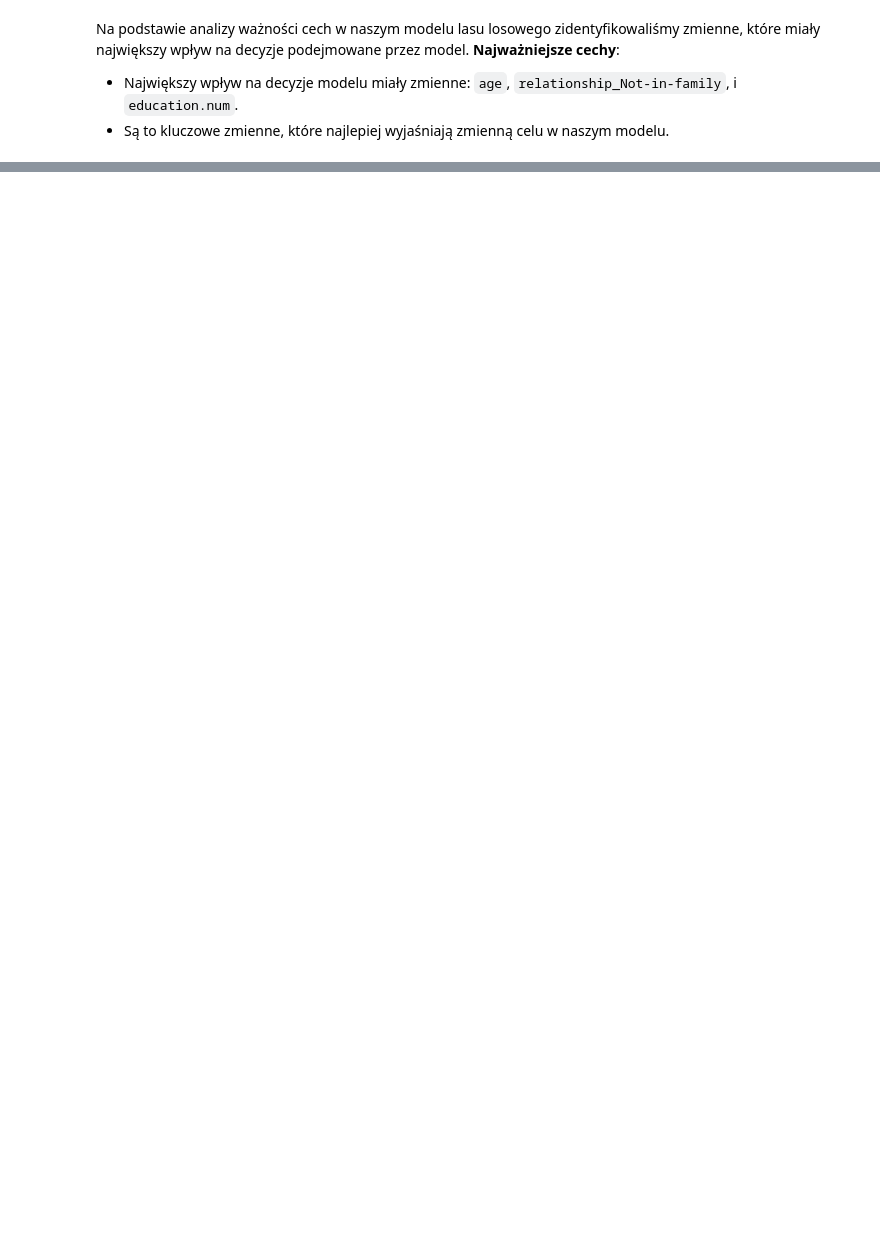
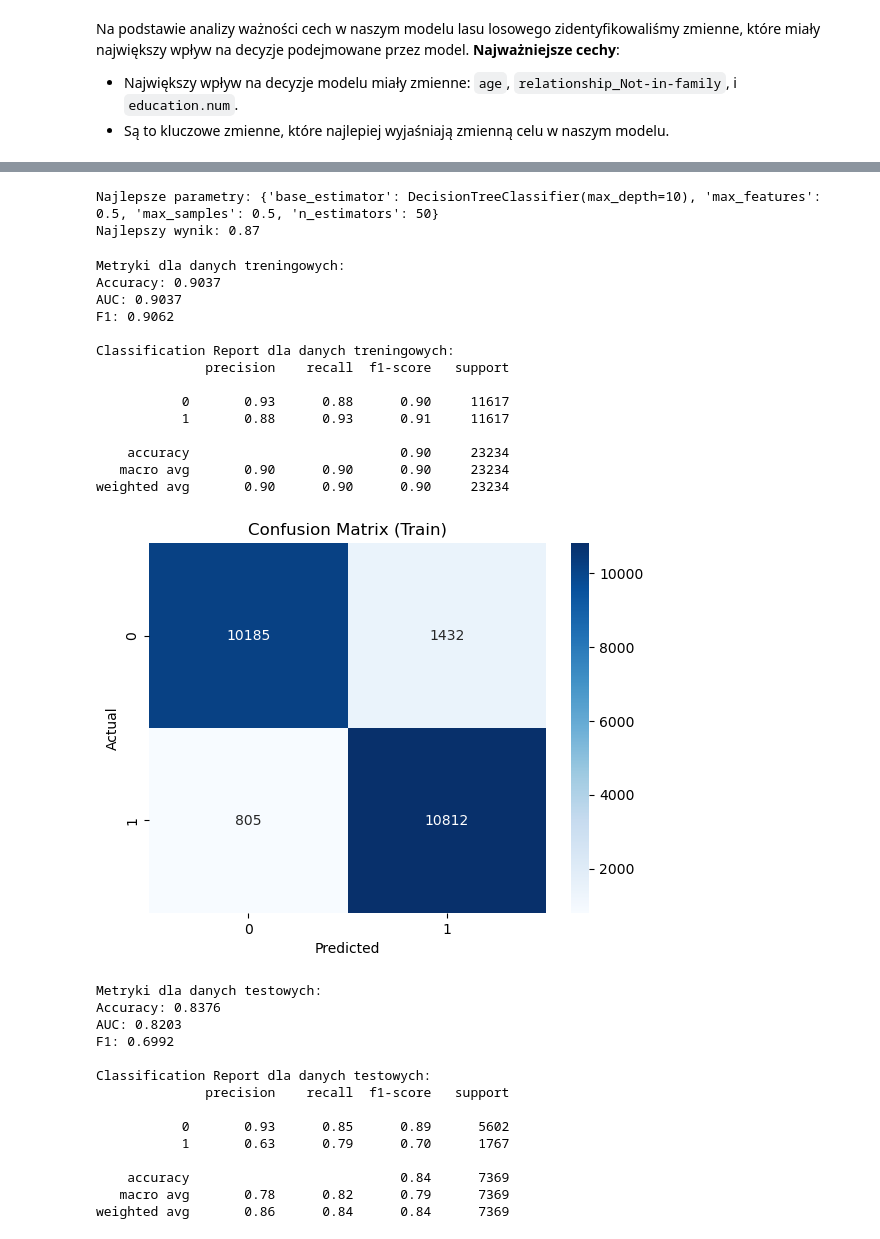
Before and after one commit to adrianzyla/annual_income_analysis, a Jupyter notebook: annual_income_analysis_ania.ipynb, the cells around one changed output, grey strips where cells are left out. Drawn from its saved outputs; the diff is of its cells as text; code cells hidden in the pictures; blank space fills up the shorter version.

```diff
--- a/annual_income_analysis_ania.ipynb
+++ b/annual_income_analysis_ania.ipynb
@@ -973,0 +898,20 @@ Na podstawie analizy ważności cech w naszym modelu lasu losowego zidentyfikowa
+# %%
+model = BaggingClassifier(random_state=42)
+
+param_grid = {
+    'base_estimator': [DecisionTreeClassifier(max_depth=5, min_samples_split=10, min_samples_leaf=5)],
+    'n_estimators': [3, 5, 10, 20, 30, 50, 100],
+    'max_samples': [0.5, 0.7, 1.0],
+    'max_features': [0.5, 0.7, 1.0],
+}
+# %%
+grid_search = GridSearchCV(
+    estimator=model,
+    param_grid=param_grid,
+    scoring='accuracy',
+    cv=5,
+    verbose=2,
+    n_jobs=-1
+)
+# %%
+grid_search.fit(X_resampled, y_resampled)
@@ -973,0 +942,40 @@ Na podstawie analizy ważności cech w naszym modelu lasu losowego zidentyfikowa
+# %%
+print(f"Najlepsze parametry: {grid_search.best_params_}")
+print(f"Najlepszy wynik: {grid_search.best_score_:0.2f}")
+# %% [output]
+Najlepsze parametry: {'base_estimator': DecisionTreeClassifier(max_depth=10), 'max_features': 0.5, 'max_samples': 0.5, 'n_estimators': 50}
+Najlepszy wynik: 0.87
+# %%
+best_model = grid_search.best_estimator_
+best_model.fit(X_resampled, y_resampled)
+evaluate_model(best_model, X_resampled, y_resampled, X_test, y_test)
+# %% [output]
+Metryki dla danych treningowych:
+Accuracy: 0.9037
+AUC: 0.9037
+F1: 0.9062
+
+Classification Report dla danych treningowych:
+              precision    recall  f1-score   support
+
+           0       0.93      0.88      0.90     11617
+           1       0.88      0.93      0.91     11617
+
+    accuracy                           0.90     23234
+   macro avg       0.90      0.90      0.90     23234
+weighted avg       0.90      0.90      0.90     23234
+[figure, added]
+Metryki dla danych testowych:
+Accuracy: 0.8376
+AUC: 0.8203
+F1: 0.6992
+
+Classification Report dla danych testowych:
+              precision    recall  f1-score   support
+
+           0       0.93      0.85      0.89      5602
+           1       0.63      0.79      0.70      1767
+
+    accuracy                           0.84      7369
+   macro avg       0.78      0.82      0.79      7369
+weighted avg       0.86      0.84      0.84      7369
```
Also changed, not shown: parts of 24 cells of this notebook.
